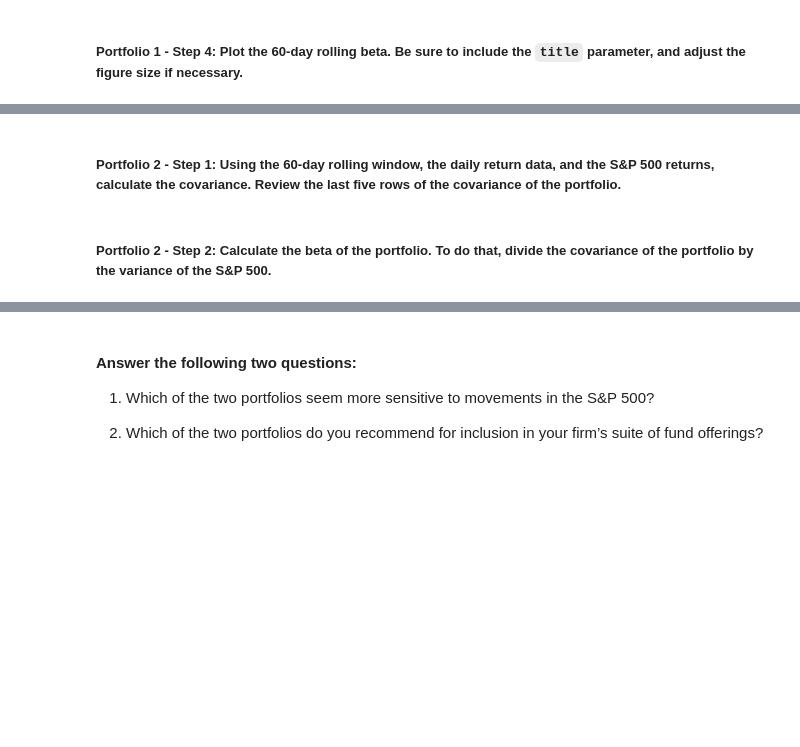
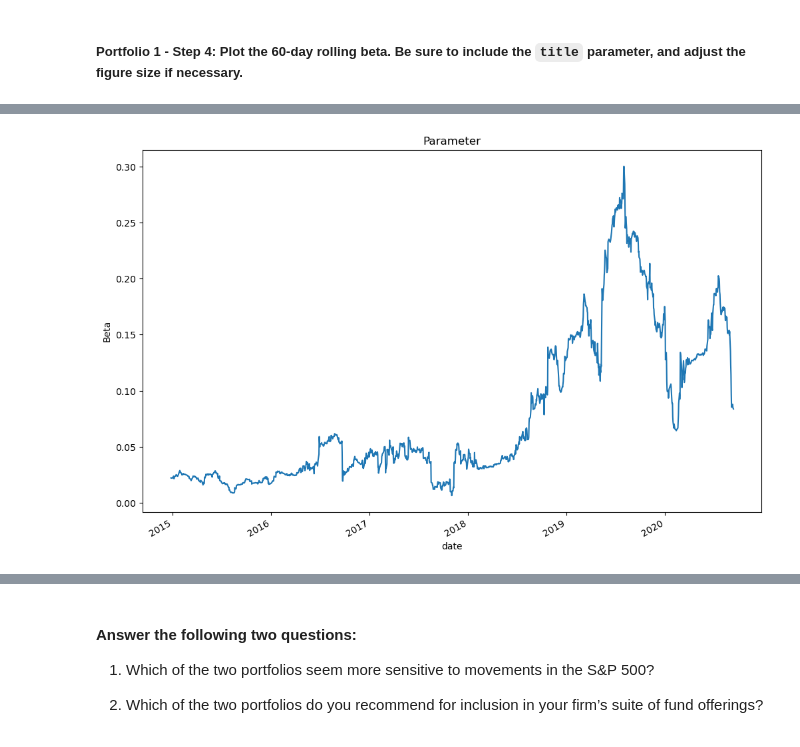
Before and after one commit to patogogo/risk_return_Ch4, a Jupyter notebook: Challenge4/risk_return_analysis.ipynb, the cells around one changed output, grey strips where cells are left out. Saved outputs shown, nothing was run; the diff lists cells and outputs as text; code cells hidden in the pictures; blank space fills up the shorter version.

```diff
--- a/Challenge4/risk_return_analysis.ipynb
+++ b/Challenge4/risk_return_analysis.ipynb
@@ -381,7 +383,7 @@ Your analysis is nearing completion. Now, you need to evaluate how the portfolio
 #### Use the Pandas `var` function to calculate the variance of the S&P 500 by using a 60-day rolling window. Visualize the last five rows of the variance of the S&P 500.
 # %%
 # Calculate the variance of the S&P 500 using a rolling 60-day window.
-sp500_var = data['S&P 500'].rolling(window=60).var()
+sp500_var = daily_returns['S&P 500'].rolling(window=60).var()
 sp500_var.tail()
 # %% [output]
 date
@@ -406,13 +408,9 @@ Name: S&P 500, dtype: float64
 # %%
 # Calculate the covariance using a 60-day rolling window
 # Review the last five rows of the covariance data
-paulson_co = data['PAULSON & CO.INC.'].pct_change().dropna()
-berkshire = data['BERKSHIRE HATHAWAY INC'].pct_change().dropna()
 
-sp500 = data['S&P 500'].pct_change().dropna()
-
-rolling_covariance_paulson_co = paulson_co.rolling(window=60).cov(sp500)
-rolling_covariance_berkshire = berkshire.rolling(window=60).cov(sp500)
+rolling_covariance_paulson_co = daily_returns['PAULSON & CO.INC.'].rolling(window=60).cov(daily_returns['S&P 500'])
+rolling_covariance_berkshire = daily_returns['BERKSHIRE HATHAWAY INC'].rolling(window=60).cov(daily_returns['S&P 500'])
 
 print("Covariance for Paulson & Co portfolio:")
 print(rolling_covariance_paulson_co.tail(5))
@@ -441,16 +439,12 @@ dtype: float64
 # %%
 # Calculate the beta based on the 60-day rolling covariance compared to the market (S&P 500)
 # Review the last five rows of the beta information
-covariance_paulson_co_sp500 = rolling_covariance_paulson_co.cov(sp500)
-variance_sp500 = sp500.var()
-beta_portfolio_paulson_co = covariance_paulson_co_sp500/ variance_sp500
 
+beta_portfolio_paulson_co = rolling_covariance_paulson_co/ sp500_var
 
-covariance_berkshire_sp500 = rolling_covariance_berkshire.cov(sp500)
-variance_sp500 = sp500.var()
-beta_portfolio_berkshire = covariance_berkshire_sp500/ variance_sp500
+beta_portfolio_berkshire = rolling_covariance_berkshire/ sp500_var
 
-print("Beta of Portfolio paulson_co:", beta_portfolio_paulson_co)
+print("Beta of Portfolio paulson_co:", beta_portfolio_paulson_co.tail())
 
-print("Beta of Portfolio berkshire:", beta_portfolio_berkshire)
+print("Beta of Portfolio berkshire:", beta_portfolio_berkshire.tail())
 # %% [output]
@@ -477,2 +479,0 @@ AttributeError: 'numpy.float64' object has no attribute 'plot'
-# %% [markdown]
-##### Portfolio 2 - Step 1: Using the 60-day rolling window, the daily return data, and the S&P 500 returns, calculate the covariance. Review the last five rows of the covariance of the portfolio.
@@ -483,2 +480,7 @@ AttributeError: 'numpy.float64' object has no attribute 'plot'
-# %% [markdown]
-##### Portfolio 2 - Step 2: Calculate the beta of the portfolio. To do that, divide the covariance of the portfolio by the variance of the S&P 500.
+# %%
+beta_portfolio_paulson_co.plot(figsize=(12,8))
+plt.title('Parameter')
+plt.ylabel('Beta')
+plt.show()
+# %% [output]
+[figure, added]
```
Also changed, not shown: parts of 17 cells of this notebook.
